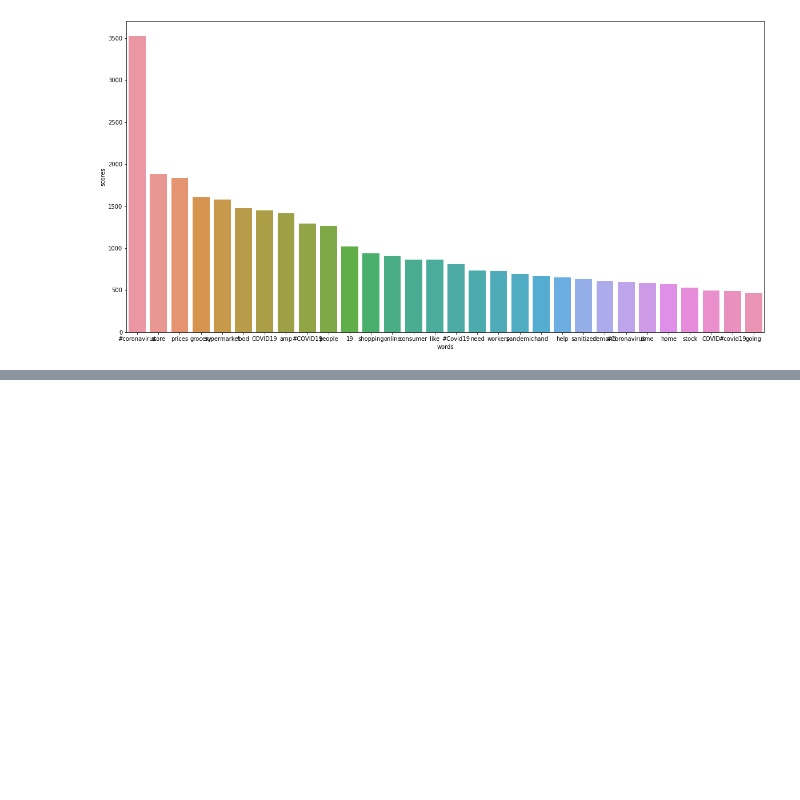
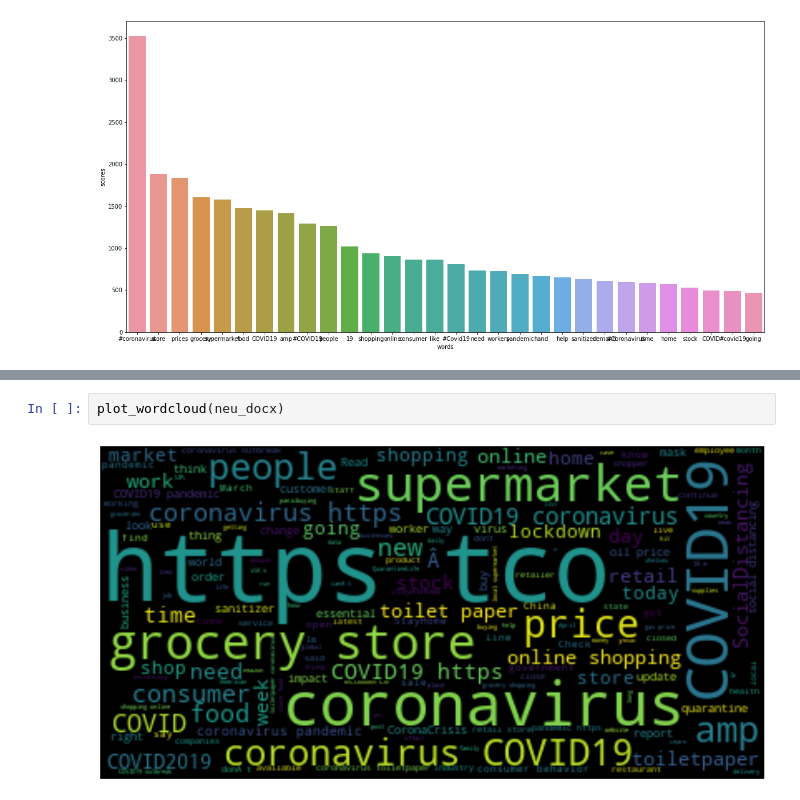
Before and after one commit to deepali2062/-Sentiment-Analysis-Predicting-sentiment-of-COVID-19-tweets, a Jupyter notebook: Copy_of_Copy_of_Coronavirus_Tweet_Sentiment_Analysis_Capstone_Project.ipynb, the cells around one changed output, grey strips where cells are left out. Drawn from its saved outputs; the diff is of its cells as text; blank space fills up the shorter version.

```diff
--- a/Copy_of_Copy_of_Coronavirus_Tweet_Sentiment_Analysis_Capstone_Project.ipynb
+++ b/Copy_of_Copy_of_Coronavirus_Tweet_Sentiment_Analysis_Capstone_Project.ipynb
@@ -636,0 +675,4 @@ sns.barplot(x='words',y='scores',data=pos_df)
+# %%
+plot_wordcloud(neu_docx)
+# %% [output]
+[figure, added]
```
Also changed, not shown: parts of 10 cells of this notebook.
